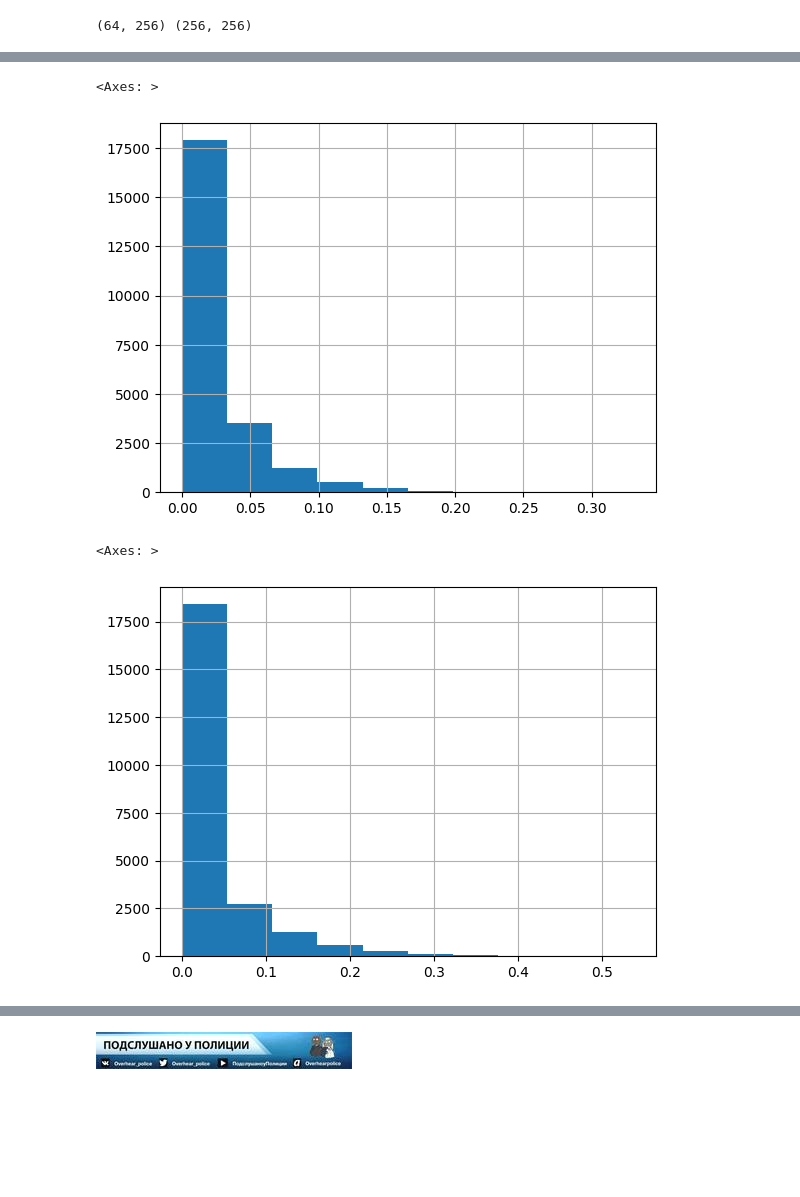
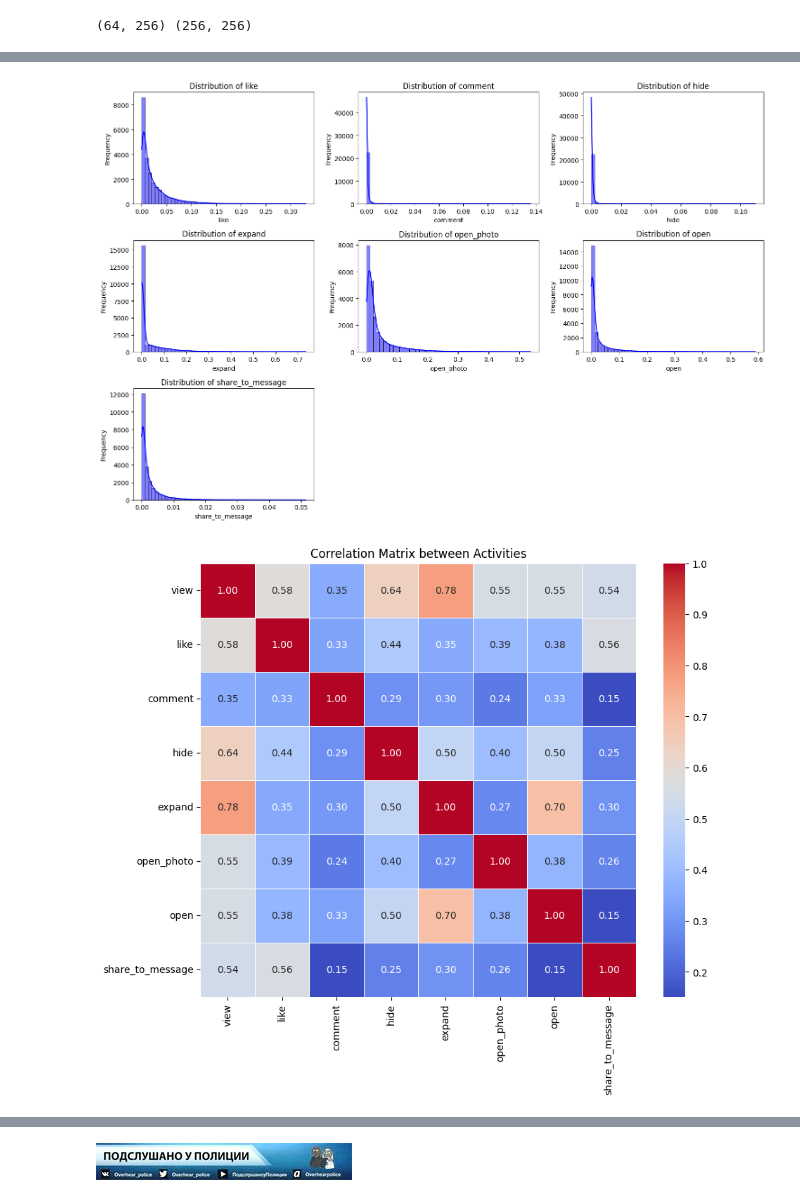
Before and after one commit to Octopupu5/vk-lab-test, a Jupyter notebook: recsys/exploration.ipynb, the cells around one changed output, grey strips where cells are left out. Cells and saved outputs as stored; diff of their text form; code cells hidden in the pictures; blank space fills up the shorter version.

```diff
--- a/recsys/exploration.ipynb
+++ b/recsys/exploration.ipynb
@@ -53,10 +37,28 @@ sns.heatmap(
-# %%
-(df["like"] / df["view"]).hist()
-# %% [output]
-<Axes: >
-[figure, removed]
-# %%
-(df["open_photo"] / df["view"]).hist()
-# %% [output]
-<Axes: >
-[figure, removed]
+# %%
+activities = ["like", "comment", "hide", "expand", "open_photo", "open", "share_to_message"]
+
+plt.figure(figsize=(15, 10))
+for i, activity in enumerate(activities, 1):
+    plt.subplot(3, 3, i)
+    sns.histplot(df[activity] / df["view"], bins=50, kde=True, color='blue')
+    plt.title(f'Distribution of {activity}')
+    plt.xlabel(activity)
+    plt.ylabel('Frequency')
+plt.tight_layout()
+plt.show()
+
+corr_matrix = df[["view"] + activities].corr()
+
+plt.figure(figsize=(10, 8))
+sns.heatmap(corr_matrix, annot=True, cmap='coolwarm', fmt='.2f', linewidths=0.5)
+plt.title('Correlation Matrix between Activities')
+plt.show()
+
+plt.figure(figsize=(15, 8))
+sns.boxplot(data=df[activities], palette="Set2")
+plt.xticks(rotation=45)
+plt.title('Box Plot of Activities')
+plt.show()
+# %% [output]
+[figure, added]
+[figure, added]
```
Also changed, not shown: parts of 4 cells of this notebook, 13 other files.
